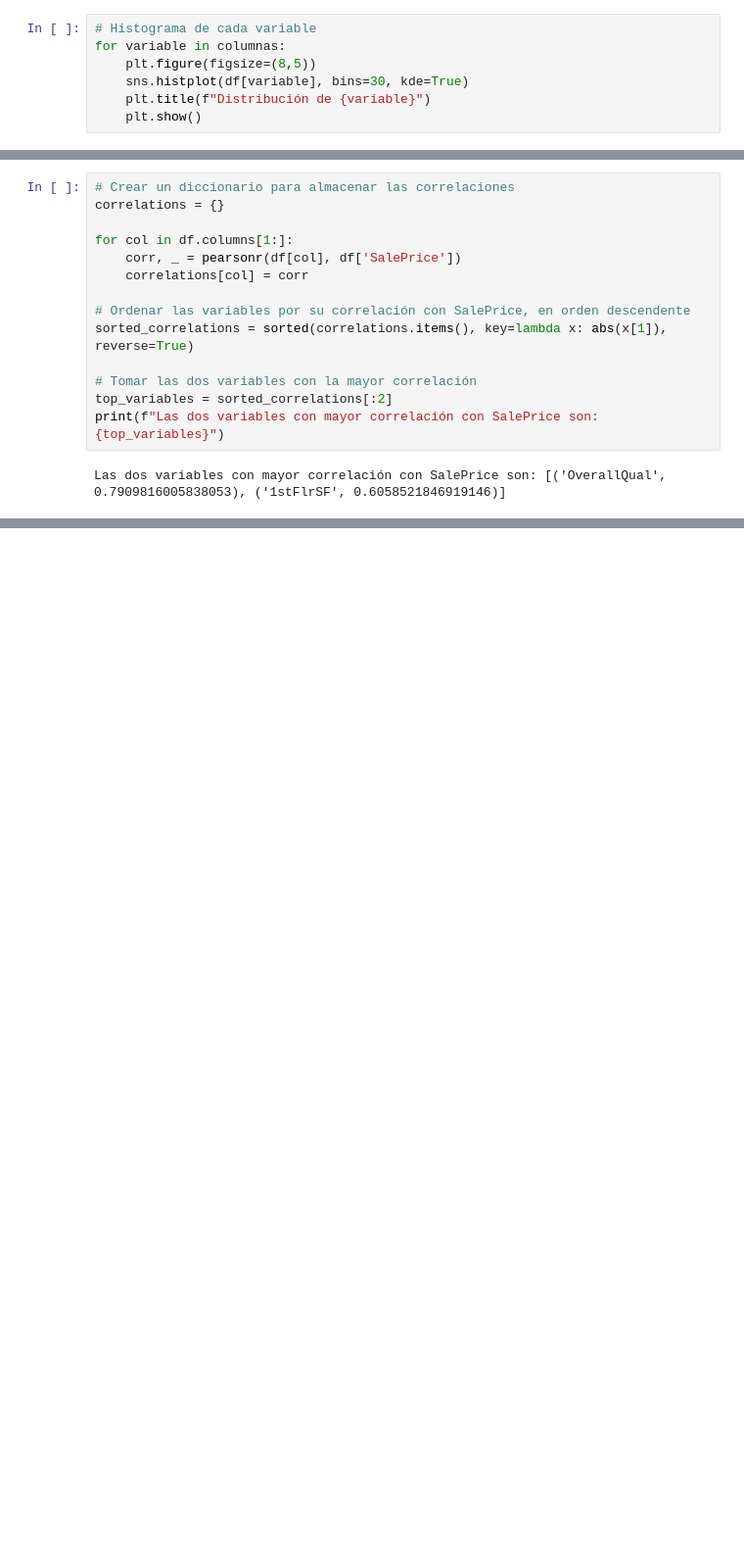
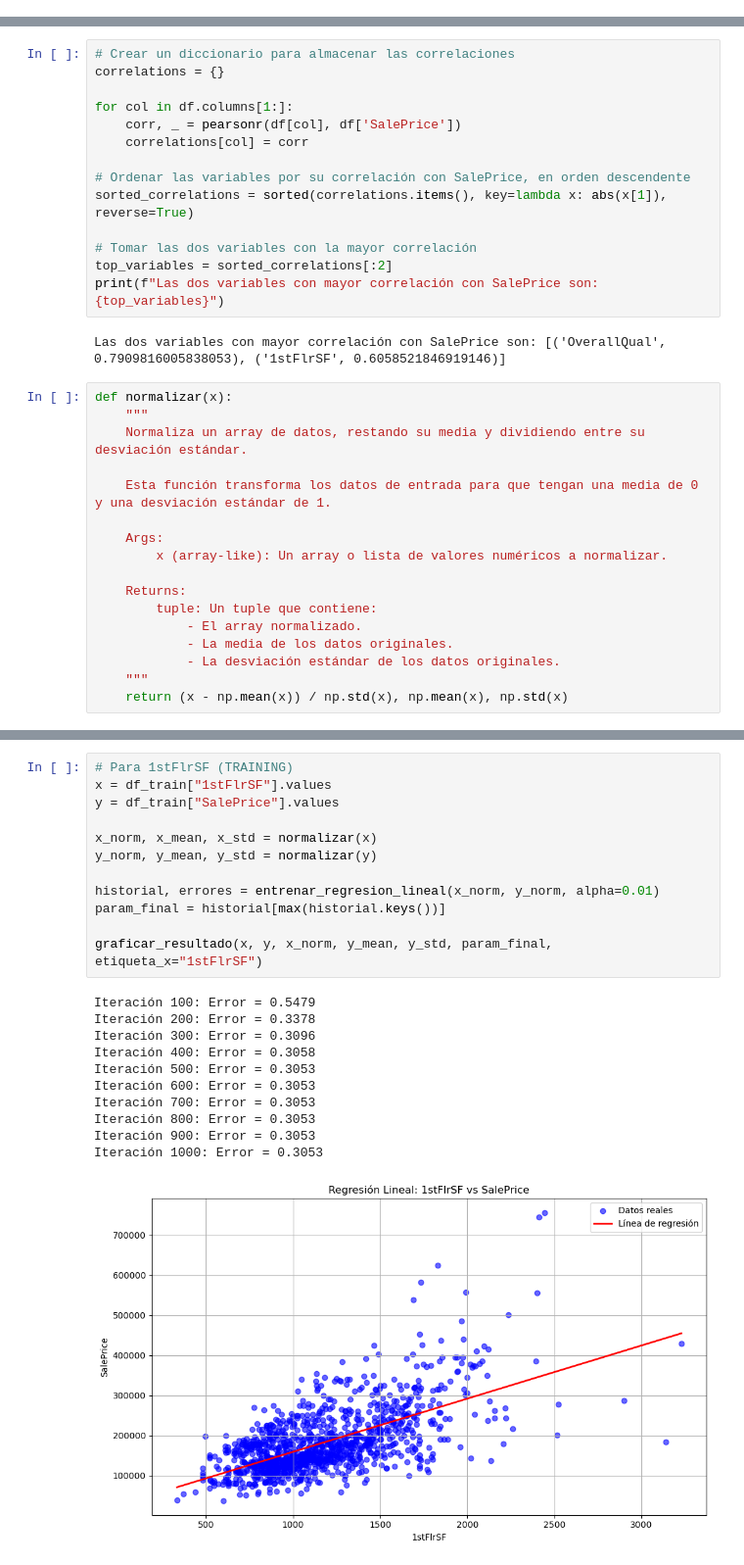
Before and after one commit to javierm1296/proyecto_python, a Jupyter notebook: Proyecto_Final_v1.ipynb, the cells around one changed output, grey strips where cells are left out. Shown at 98% size. Drawn from its saved outputs; the diff is of its cells as text; blank space fills up the shorter version.

```diff
--- a/Proyecto_Final_v1.ipynb
+++ b/Proyecto_Final_v1.ipynb
@@ -144,10 +144,3 @@ Max                 2010.000000   313.000000
 Min                 1872.000000    21.000000
 Range                138.000000   292.000000
 Standard Deviation    30.202904    22.024023
-# %%
-# Histograma de cada variable
-for variable in columnas:
-    plt.figure(figsize=(8,5))
-    sns.histplot(df[variable], bins=30, kde=True)
-    plt.title(f"Distribución de {variable}")
-    plt.show()
@@ -207,3 +193,20 @@ top_variables = sorted_correlations[:2]
 print(f"Las dos variables con mayor correlación con SalePrice son: {top_variables}")
 # %% [output]
 Las dos variables con mayor correlación con SalePrice son: [('OverallQual', 0.7909816005838053), ('1stFlrSF', 0.6058521846919146)]
+# %%
+def normalizar(x):
+    """
+    Normaliza un array de datos, restando su media y dividiendo entre su desviación estándar.
+
+    Esta función transforma los datos de entrada para que tengan una media de 0 y una desviación estándar de 1.
+
+    Args:
+        x (array-like): Un array o lista de valores numéricos a normalizar.
+
+    Returns:
+        tuple: Un tuple que contiene:
+            - El array normalizado.
+            - La media de los datos originales.
+            - La desviación estándar de los datos originales.
+    """
+    return (x - np.mean(x)) / np.std(x), np.mean(x), np.std(x)
@@ -209,0 +292,24 @@ Las dos variables con mayor correlación con SalePrice son: [('OverallQual', 0.7
+# %%
+# Para 1stFlrSF (TRAINING)
+x = df_train["1stFlrSF"].values
+y = df_train["SalePrice"].values
+
+x_norm, x_mean, x_std = normalizar(x)
+y_norm, y_mean, y_std = normalizar(y)
+
+historial, errores = entrenar_regresion_lineal(x_norm, y_norm, alpha=0.01)
+param_final = historial[max(historial.keys())]
+
+graficar_resultado(x, y, x_norm, y_mean, y_std, param_final, etiqueta_x="1stFlrSF")
+# %% [output]
+Iteración 100: Error = 0.5479
+Iteración 200: Error = 0.3378
+Iteración 300: Error = 0.3096
+Iteración 400: Error = 0.3058
+Iteración 500: Error = 0.3053
+Iteración 600: Error = 0.3053
+Iteración 700: Error = 0.3053
+Iteración 800: Error = 0.3053
+Iteración 900: Error = 0.3053
+Iteración 1000: Error = 0.3053
+[figure, added]
```
Also changed, not shown: parts of 6 cells of this notebook.
